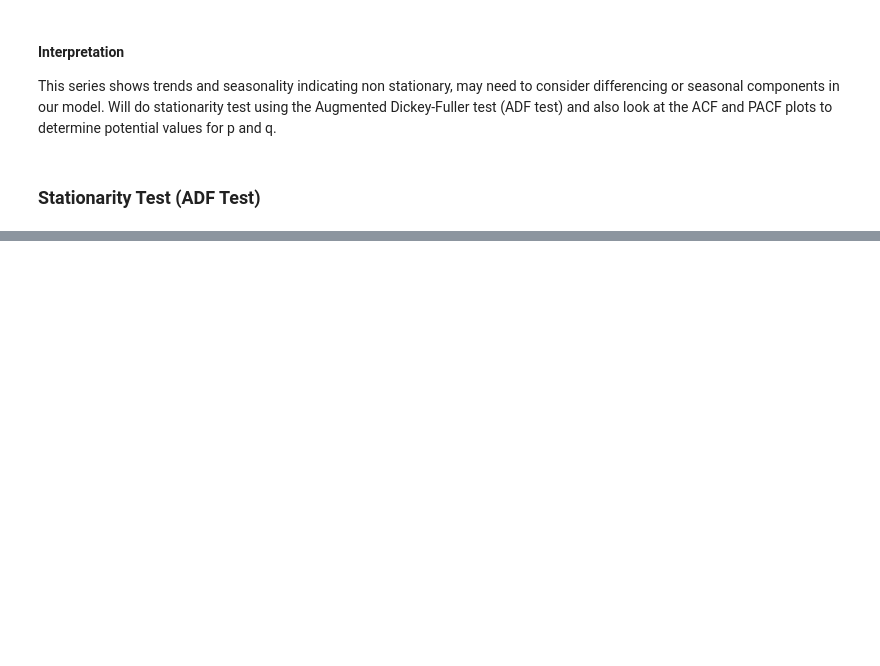
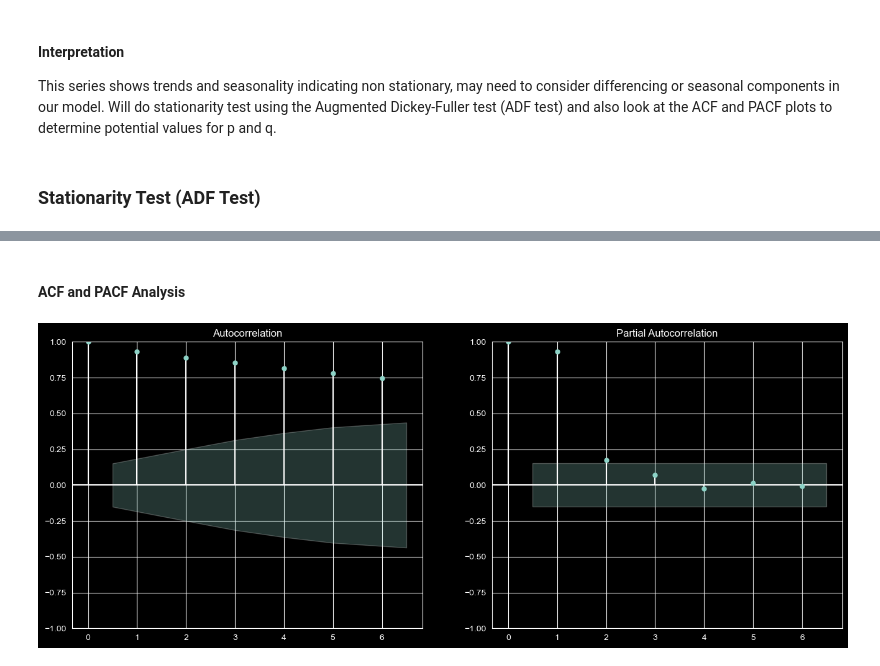
Before and after one commit to weslylaboy/arma-model-forecast, a Jupyter notebook: arma_models.ipynb, the cells around one changed output, grey strips where cells are left out. Drawn from its saved outputs; the diff is of its cells as text; code cells hidden in the pictures; blank space fills up the shorter version.

```diff
--- a/arma_models.ipynb
+++ b/arma_models.ipynb
@@ -116,0 +176,6 @@ df
+# %%
+#### Split data into train and test sets
+df_train = df[df.index < '2021-01-01']
+df_test = df[df.index >= '2021-01-01']
+print(f'Training data range: {df_train.index.min()} to {df_train.index.max()}')
+print(f'Testing data range: {df_test.index.min()} to {df_test.index.max()}')
@@ -210,0 +276,10 @@ The p value is 0.02, p < 0.05, the differenced series is stationary. Now I can p
+# %% [markdown]
+#### ACF and PACF Analysis
+# %%
+fig, ax = plt.subplots(1, 2, figsize=(16, 6))
+plot_acf(df_train['Sales'], ax=ax[0], lags=6)
+plot_pacf(df_train['Sales'], ax=ax[1], lags=6,)
+
+plt.show()
+# %% [output]
+[figure, added]
```
Also changed, not shown: parts of 27 cells of this notebook.
